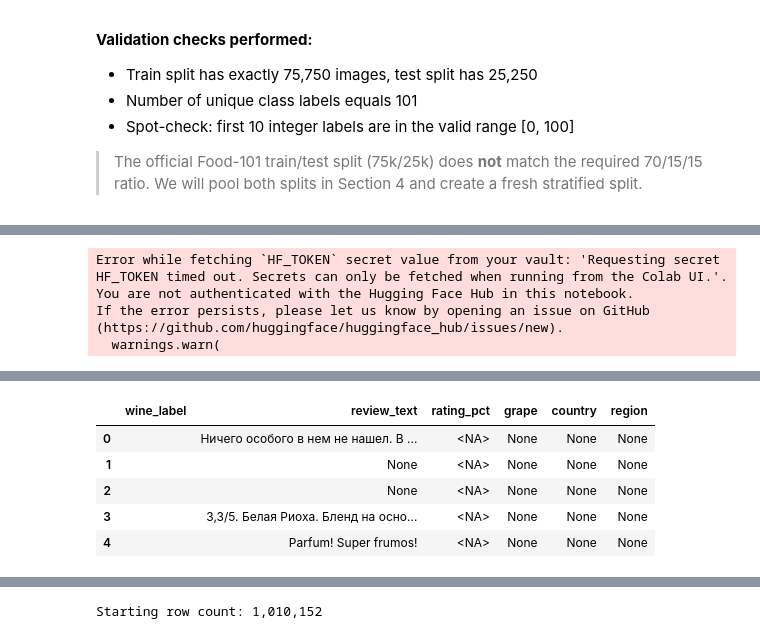
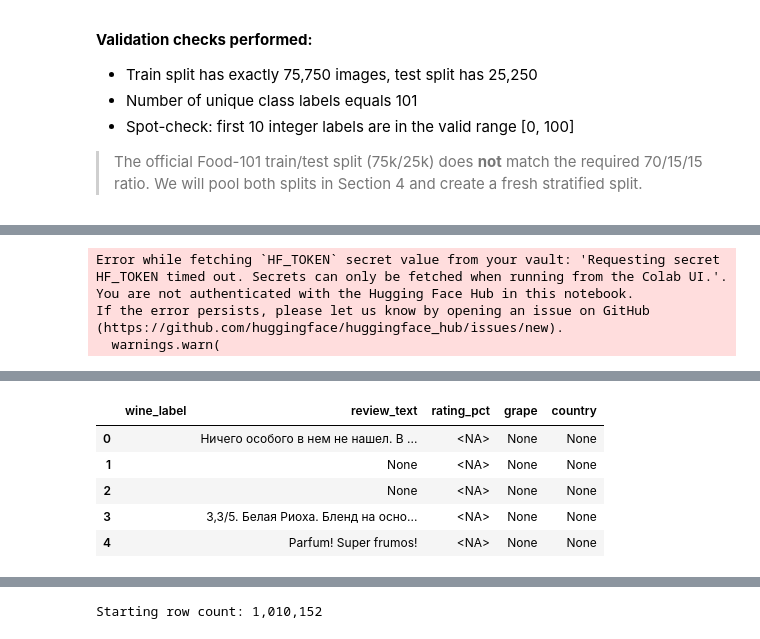
Before and after one commit to Jolanati/Beer-peer, a Jupyter notebook: wine-dine/wine-dine.ipynb, the cells around one changed output, grey strips where cells are left out. Drawn from its saved outputs; the diff is of its cells as text; code cells hidden in the pictures.

```diff
--- a/wine-dine/wine-dine.ipynb
+++ b/wine-dine/wine-dine.ipynb
@@ -982,26 +917,23 @@ All of the above are handled in Section 3. This cell loads without filtering so
 
 **Licence:** CC BY-NC-ND 4.0 — non-commercial research use only.
 # %%
-
 # ── 2.2  Load WineSensed Reviews (raw) ───────────────────────────────────────
 # Dataset : Dakhoo/L2T-NeurIPS-2023 — WineSensed (NeurIPS 2023)
 # Licence : CC BY-NC-ND 4.0 — non-commercial research use
 #
-# The dataset's loading script is broken (references all.tar.gz which does not
-# exist — the repo only has all_dataset.jsonl). We download the JSONL directly.
+# The dataset's built-in loading script is broken (references all.tar.gz which
+# does not exist — the repo only has all_dataset.jsonl). We download the JSONL
+# directly via hf_hub_download.
 #
-# Authentication: a Hugging Face token suppresses the vault warning and ensures
-# access to gated datasets. The token is read from:
-#   1. Colab Secrets (preferred, never logged) — add your HF token in
-#      Runtime → Manage secrets → add key "HF_TOKEN"
-#   2. HF_TOKEN environment variable (local or CI)
-#   3. Unauthenticated fallback (still works for public datasets, but warns)
+# HF token: suppresses the vault warning and ensures access to gated datasets.
+# Read from (in order):
+#   1. Colab Secrets  — Runtime → Manage secrets → key: HF_TOKEN  (preferred)
+#   2. HF_TOKEN environment variable
+#   3. Unauthenticated fallback (works for public datasets, but shows a warning)
 #
-# No cleaning here. Missing values, non-English reviews, and duplicates are
-# all expected — they will be handled in Section 3.
+# No filtering or cleaning here. Missing values, duplicates, and non-English
+# reviews are all handled in Section 3 with explicit row counts per step.
 
-import os
-import shutil
 from huggingface_hub import hf_hub_download, login
 
 # ── Resolve HF token ─────────────────────────────────────────────────────────
@@ -1014,8 +946,7 @@ if IN_COLAB:
         if _hf_token:
             print("✓ HF_TOKEN loaded from Colab Secrets.")
         else:
-            print("⚠  HF_TOKEN not found in Colab Secrets.")
-            print("   Add it via Runtime → Manage secrets → key: HF_TOKEN")
+            print("⚠  HF_TOKEN not found in Colab Secrets — add it via Runtime → Manage secrets.")
     except Exception:
         pass
 
@@ -1027,10 +958,9 @@ if not _hf_token:
 if _hf_token:
     login(token=_hf_token, add_to_git_credential=False)
 else:
-    print("⚠  Proceeding without HF token — public datasets still work, "
-          "but the vault warning above is expected.")
+    print("⚠  No HF token — proceeding unauthenticated (vault warning expected, still works).")
 
-# ── Download ──────────────────────────────────────────────────────────────────
+# ── Download (cached after first run) ────────────────────────────────────────
 _jsonl_path = DATA_DIR / "all_dataset.jsonl"
 
 if not _jsonl_path.exists():
@@ -1048,22 +978,22 @@ if not _jsonl_path.exists():
 else:
     print(f"\nUsing cached file: {_jsonl_path}")
 
+# ── Parse JSONL ───────────────────────────────────────────────────────────────
 print("\nReading JSONL …")
 df_wine = pd.read_json(_jsonl_path, lines=True)
-print(f"Raw shape : {df_wine.shape}")
+df_wine.columns = [c.strip().lower().replace(" ", "_") for c in df_wine.columns]
+print(f"Shape    : {df_wine.shape}   (rows × columns)")
+print(f"Columns  : {df_wine.columns.tolist()}")
 
-# ── Normalise column names ────────────────────────────────────────────────────
-df_wine.columns = [c.strip().lower().replace(" ", "_") for c in df_wine.columns]
-print(f"Columns   : {df_wine.columns.tolist()}")
-
-# ── Standardise review column → review_text ───────────────────────────────────
+# ── Standardise: review → review_text ────────────────────────────────────────
 for _cand in ["review_text", "review", "reviews"]:
     if _cand in df_wine.columns:
         if _cand != "review_text":
             df_wine = df_wine.rename(columns={_cand: "review_text"})
         break
 
-# ── wine_label = wine name + vintage year ─────────────────────────────────────
+# ── Derived column: wine_label = wine name + vintage year ────────────────────
+# Used on the recommendation card ("Château Margaux 2015")
 if "wine" in df_wine.columns and "year" in df_wine.columns:
     df_wine["wine_label"] = (
         df_wine["wine"].fillna("").astype(str).str.strip()
@@ -1075,7 +1005,9 @@ elif "wine" in df_wine.columns:
 else:
     df_wine["wine_label"] = ""
 
-# ── rating_pct : Vivino avg rating (0–5) → user approval % ──────────────────
+# ── Derived column: rating_pct = Vivino rating (0–5) → approval % (0–100) ────
+# Vivino's 0.0 encodes "not yet rated" — not a genuine score.
+# We clip to [0, 5] before rescaling; zero-rated rows are dropped in Section 3.
 if "rating" in df_wine.columns:
     df_wine["rating_pct"] = (
         pd.to_numeric(df_wine["rating"], errors="coerce")
@@ -1086,10 +1018,9 @@ if "rating" in df_wine.columns:
         .astype("Int64")
     )
 
-# ── Preview ───────────────────────────────────────────────────────────────────
-_PREVIEW = ["wine_label", "review_text", "rating_pct", "grape", "country", "region"]
+# ── Preview (5 rows, key columns only) ───────────────────────────────────────
+_PREVIEW = ["wine_label", "review_text", "rating_pct", "grape", "country"]
 _preview_cols = [c for c in _PREVIEW if c in df_wine.columns]
-
 pd.set_option("display.max_colwidth", 90)
 display(df_wine[_preview_cols].head(5))
 pd.reset_option("display.max_colwidth")
@@ -1109,7 +1040,7 @@ Columns   : ['vintage_id', 'image', 'review', 'experiment_id', 'year', 'winery_i
-|  | wine_label | review_text | rating_pct | grape | country | region |
-| 0 |  | Ничего особого в нем не нашел. В ... | <NA> | None | None | None |
-| 1 |  | None | <NA> | None | None | None |
-| 2 |  | None | <NA> | None | None | None |
-| 3 |  | 3,3/5. Белая Риоха. Бленд на осно... | <NA> | None | None | None |
-| 4 |  | Parfum! Super frumos! | <NA> | None | None | None |
+|  | wine_label | review_text | rating_pct | grape | country |
+| 0 |  | Ничего особого в нем не нашел. В ... | <NA> | None | None |
+| 1 |  | None | <NA> | None | None |
+| 2 |  | None | <NA> | None | None |
+| 3 |  | 3,3/5. Белая Риоха. Бленд на осно... | <NA> | None | None |
+| 4 |  | Parfum! Super frumos! | <NA> | None | None |
 # %%
```
Also changed, not shown: parts of 68 cells of this notebook, 1 other file.
